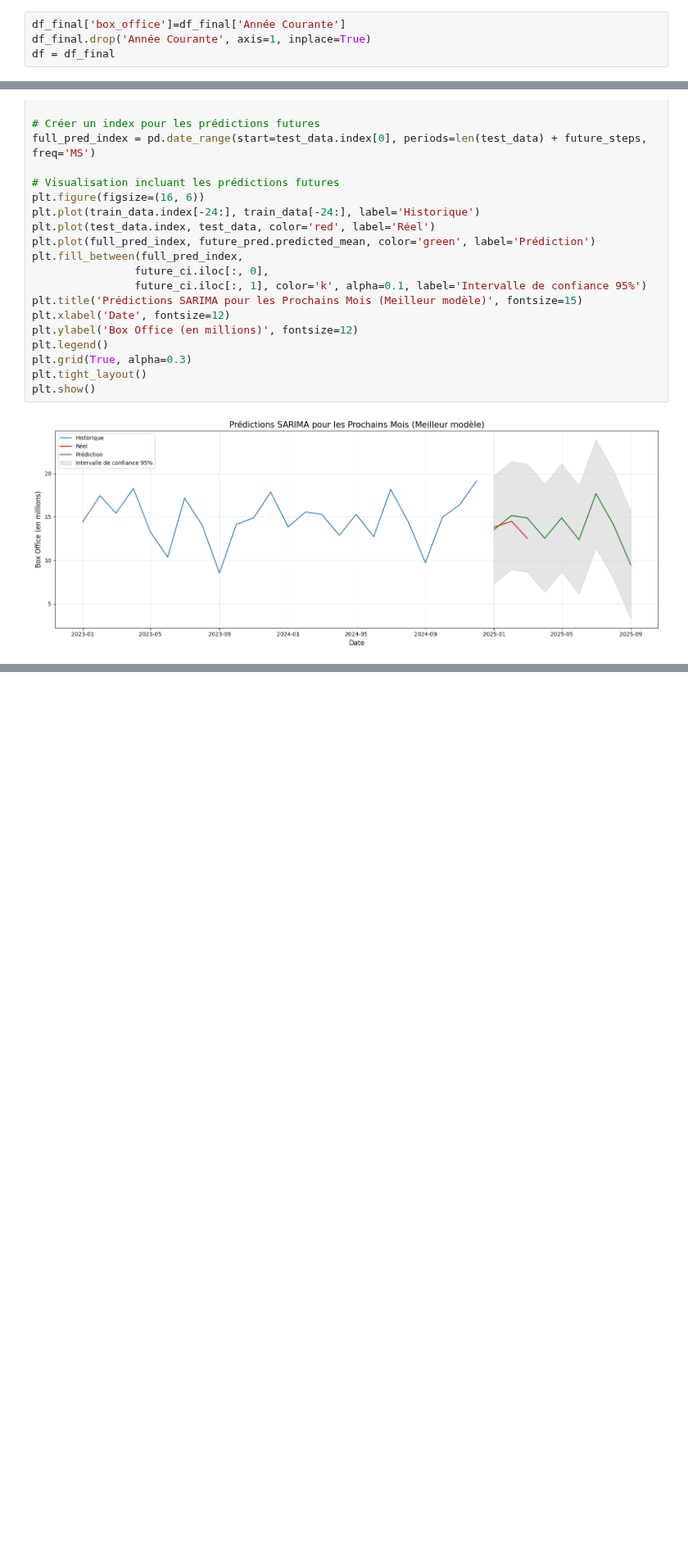
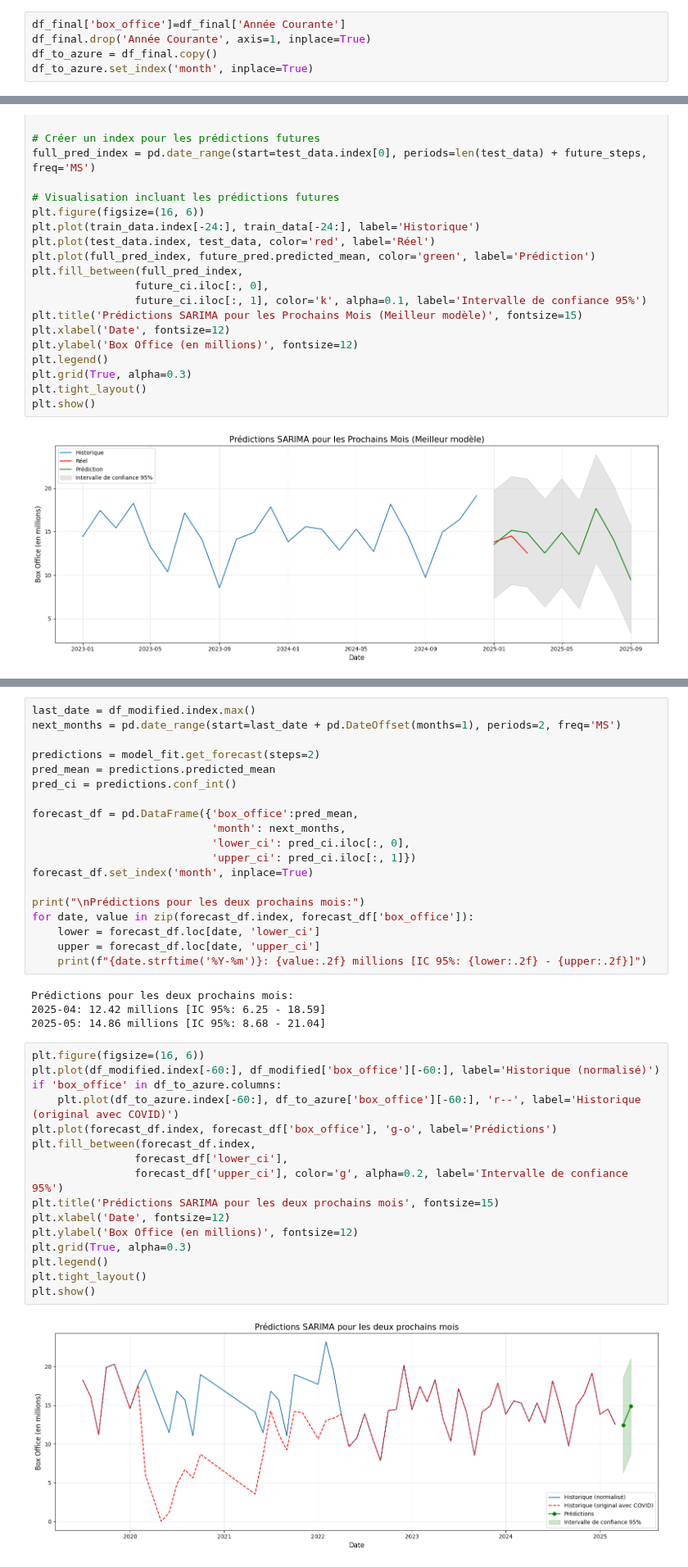
Before and after one commit to SamuelTD/new_is_always_better, a Jupyter notebook: modelisation/victor/arima.ipynb, the cells around one changed output, grey strips where cells are left out. Shown at 82% size. Cells and saved outputs as stored; diff of their text form; blank space fills up the shorter version.

Commit message:
:sparkles: SARIMA modele with azure and parquet with predictions

```diff
--- a/modelisation/victor/arima.ipynb
+++ b/modelisation/victor/arima.ipynb
@@ -156,4 +178,5 @@ df_final.sort_values('month', inplace=True)
 # %%
 df_final['box_office']=df_final['Année Courante']
 df_final.drop('Année Courante', axis=1, inplace=True)
-df = df_final
+df_to_azure = df_final.copy()
+df_to_azure.set_index('month', inplace=True)
@@ -693,0 +735,41 @@ plt.show()
+# %%
+last_date = df_modified.index.max()
+next_months = pd.date_range(start=last_date + pd.DateOffset(months=1), periods=2, freq='MS')
+
+predictions = model_fit.get_forecast(steps=2)
+pred_mean = predictions.predicted_mean
+pred_ci = predictions.conf_int()
+
+forecast_df = pd.DataFrame({'box_office':pred_mean,
+                            'month': next_months,
+                            'lower_ci': pred_ci.iloc[:, 0],
+                            'upper_ci': pred_ci.iloc[:, 1]})
+forecast_df.set_index('month', inplace=True)
+
+print("\nPrédictions pour les deux prochains mois:")
+for date, value in zip(forecast_df.index, forecast_df['box_office']):
+    lower = forecast_df.loc[date, 'lower_ci']
+    upper = forecast_df.loc[date, 'upper_ci']
+    print(f"{date.strftime('%Y-%m')}: {value:.2f} millions [IC 95%: {lower:.2f} - {upper:.2f}]")
+# %% [output]
+Prédictions pour les deux prochains mois:
+2025-04: 12.42 millions [IC 95%: 6.25 - 18.59]
+2025-05: 14.86 millions [IC 95%: 8.68 - 21.04]
+# %%
+plt.figure(figsize=(16, 6))
+plt.plot(df_modified.index[-60:], df_modified['box_office'][-60:], label='Historique (normalisé)')
+if 'box_office' in df_to_azure.columns:
+    plt.plot(df_to_azure.index[-60:], df_to_azure['box_office'][-60:], 'r--', label='Historique (original avec COVID)')
+plt.plot(forecast_df.index, forecast_df['box_office'], 'g-o', label='Prédictions')
+plt.fill_between(forecast_df.index,
+                forecast_df['lower_ci'],
+                forecast_df['upper_ci'], color='g', alpha=0.2, label='Intervalle de confiance 95%')
+plt.title('Prédictions SARIMA pour les deux prochains mois', fontsize=15)
+plt.xlabel('Date', fontsize=12)
+plt.ylabel('Box Office (en millions)', fontsize=12)
+plt.grid(True, alpha=0.3)
+plt.legend()
+plt.tight_layout()
+plt.show()
+# %% [output]
+[figure, added]
```
Also changed, not shown: parts of 10 cells of this notebook, 2 other files.
